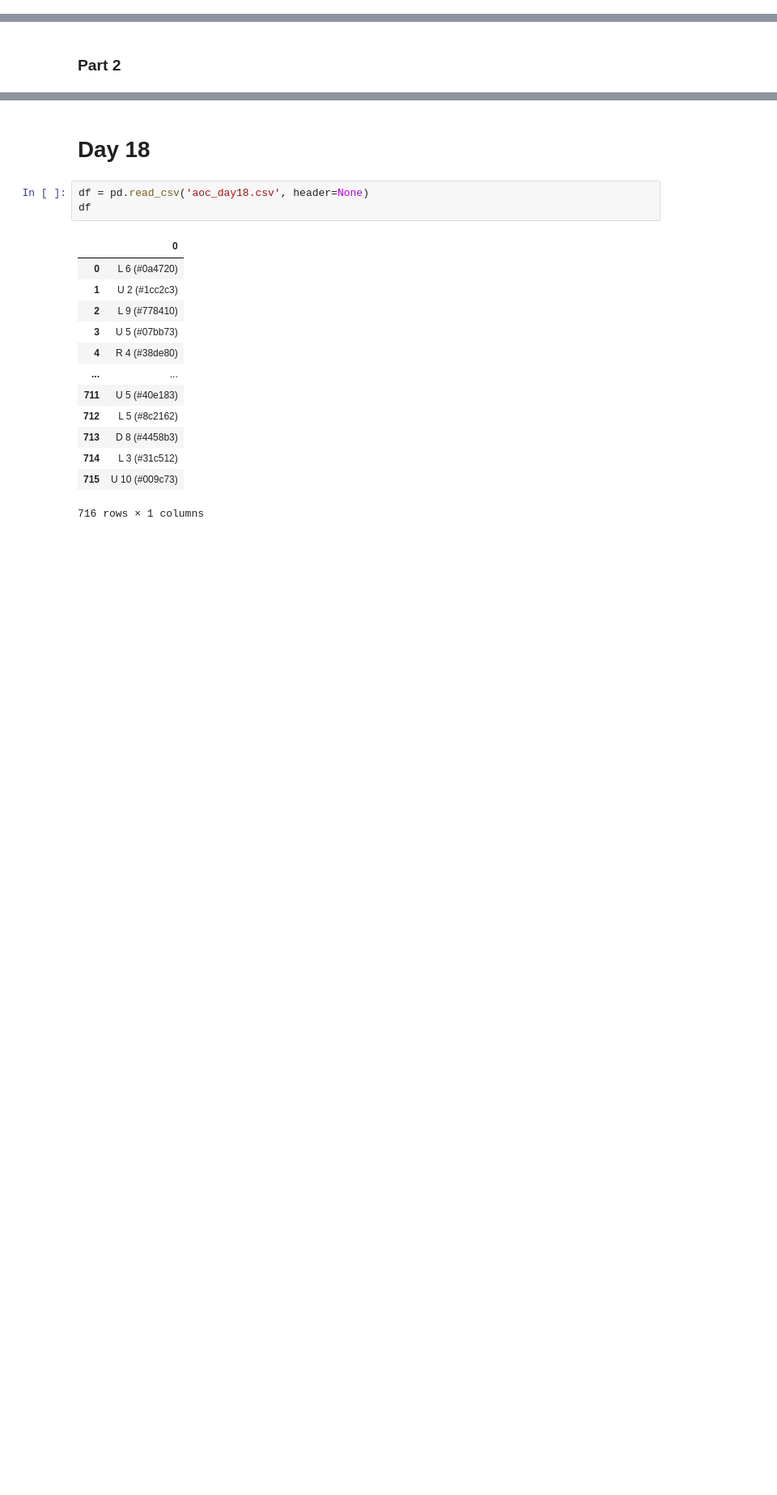
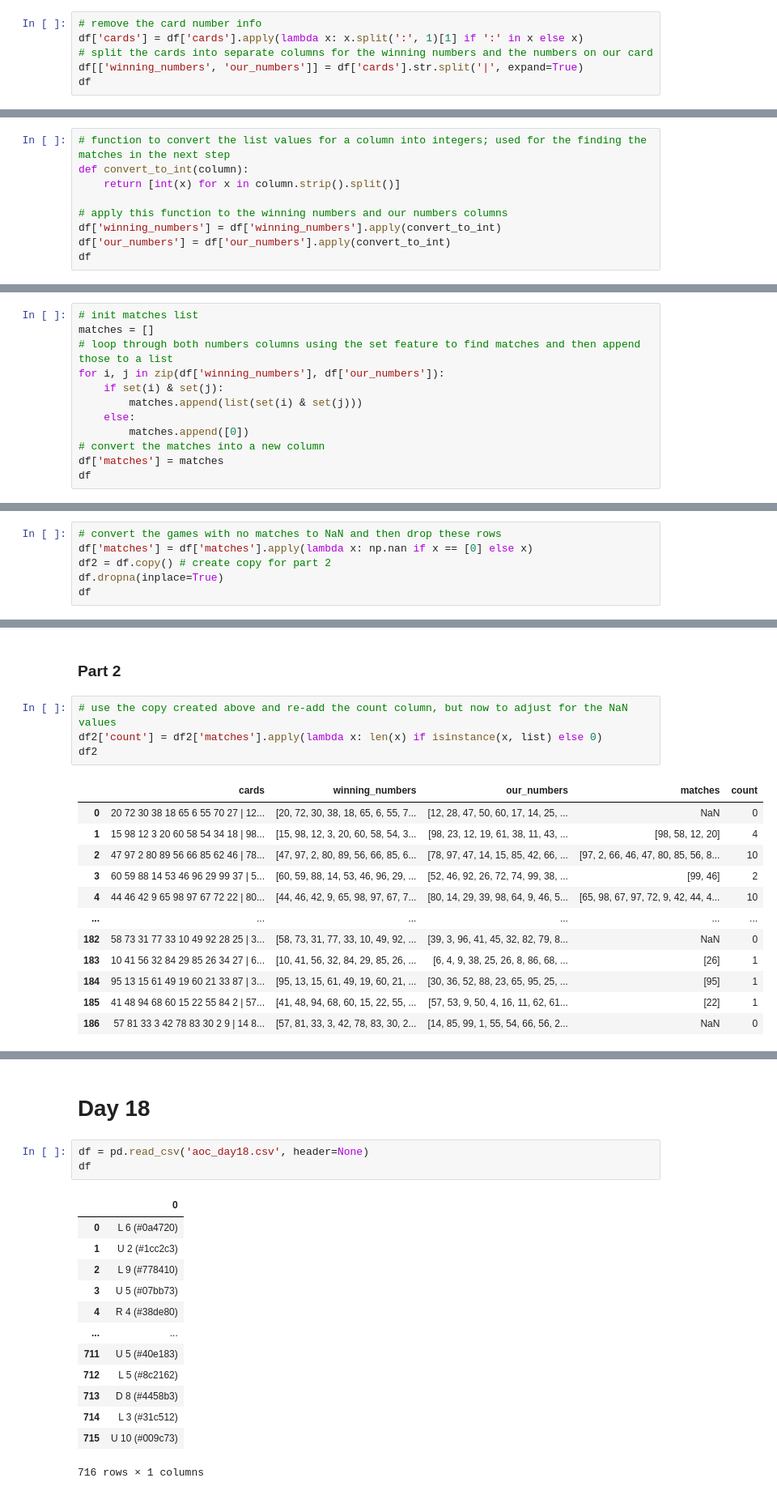
Before and after one commit to jordanehli/JE_Advent_of_Code2023, a Jupyter notebook: JE_Advent_of_Code_2023.ipynb, the cells around one changed output, grey strips where cells are left out. Shown: that part at 81% size. Drawn from its saved outputs; the diff is of its cells as text; blank space fills up the shorter version.

```diff
--- a/JE_Advent_of_Code_2023.ipynb
+++ b/JE_Advent_of_Code_2023.ipynb
@@ -272,0 +290,6 @@ total_gear_ratios
+# %%
+# remove the card number info
+df['cards'] = df['cards'].apply(lambda x: x.split(':', 1)[1] if ':' in x else x)
+# split the cards into separate columns for the winning numbers and the numbers on our card
+df[['winning_numbers', 'our_numbers']] = df['cards'].str.split('|', expand=True)
+df
@@ -272,0 +310,9 @@ total_gear_ratios
+# %%
+# function to convert the list values for a column into integers; used for the finding the matches in the next step
+def convert_to_int(column):
+    return [int(x) for x in column.strip().split()]
+
+# apply this function to the winning numbers and our numbers columns
+df['winning_numbers'] = df['winning_numbers'].apply(convert_to_int)
+df['our_numbers'] = df['our_numbers'].apply(convert_to_int)
+df
@@ -272,0 +333,12 @@ total_gear_ratios
+# %%
+# init matches list
+matches = []
+# loop through both numbers columns using the set feature to find matches and then append those to a list
+for i, j in zip(df['winning_numbers'], df['our_numbers']):
+    if set(i) & set(j):
+        matches.append(list(set(i) & set(j)))
+    else:
+        matches.append([0])
+# convert the matches into a new column
+df['matches'] = matches
+df
@@ -272,0 +359,6 @@ total_gear_ratios
+# %%
+# convert the games with no matches to NaN and then drop these rows
+df['matches'] = df['matches'].apply(lambda x: np.nan if x == [0] else x)
+df2 = df.copy() # create copy for part 2
+df.dropna(inplace=True)
+df
@@ -273,2 +388,19 @@ total_gear_ratios
 # %% [markdown]
 ### Part 2
+# %%
+# use the copy created above and re-add the count column, but now to adjust for the NaN values
+df2['count'] = df2['matches'].apply(lambda x: len(x) if isinstance(x, list) else 0)
+df2
+# %% [output]
+|  | cards | winning_numbers | our_numbers | matches | count |
+| 0 | 20 72 30 38 18 65 6 55 70 27 | 12... | [20, 72, 30, 38, 18, 65, 6, 55, 7... | [12, 28, 47, 50, 60, 17, 14, 25, ... | NaN | 0 |
+| 1 | 15 98 12 3 20 60 58 54 34 18 | 98... | [15, 98, 12, 3, 20, 60, 58, 54, 3... | [98, 23, 12, 19, 61, 38, 11, 43, ... | [98, 58, 12, 20] | 4 |
+| 2 | 47 97 2 80 89 56 66 85 62 46 | 78... | [47, 97, 2, 80, 89, 56, 66, 85, 6... | [78, 97, 47, 14, 15, 85, 42, 66, ... | [97, 2, 66, 46, 47, 80, 85, 56, 8... | 10 |
+| 3 | 60 59 88 14 53 46 96 29 99 37 | 5... | [60, 59, 88, 14, 53, 46, 96, 29, ... | [52, 46, 92, 26, 72, 74, 99, 38, ... | [99, 46] | 2 |
+| 4 | 44 46 42 9 65 98 97 67 72 22 | 80... | [44, 46, 42, 9, 65, 98, 97, 67, 7... | [80, 14, 29, 39, 98, 64, 9, 46, 5... | [65, 98, 67, 97, 72, 9, 42, 44, 4... | 10 |
+| ... | ... | ... | ... | ... | ... |
+| 182 | 58 73 31 77 33 10 49 92 28 25 | 3... | [58, 73, 31, 77, 33, 10, 49, 92, ... | [39, 3, 96, 41, 45, 32, 82, 79, 8... | NaN | 0 |
+| 183 | 10 41 56 32 84 29 85 26 34 27 | 6... | [10, 41, 56, 32, 84, 29, 85, 26, ... | [6, 4, 9, 38, 25, 26, 8, 86, 68, ... | [26] | 1 |
+| 184 | 95 13 15 61 49 19 60 21 33 87 | 3... | [95, 13, 15, 61, 49, 19, 60, 21, ... | [30, 36, 52, 88, 23, 65, 95, 25, ... | [95] | 1 |
+| 185 | 41 48 94 68 60 15 22 55 84 2 | 57... | [41, 48, 94, 68, 60, 15, 22, 55, ... | [57, 53, 9, 50, 4, 16, 11, 62, 61... | [22] | 1 |
+| 186 | 57 81 33 3 42 78 83 30 2 9 | 14 8... | [57, 81, 33, 3, 42, 78, 83, 30, 2... | [14, 85, 99, 1, 55, 54, 66, 56, 2... | NaN | 0 |
```
Also changed, not shown: parts of 8 cells of this notebook, 1 other file.
